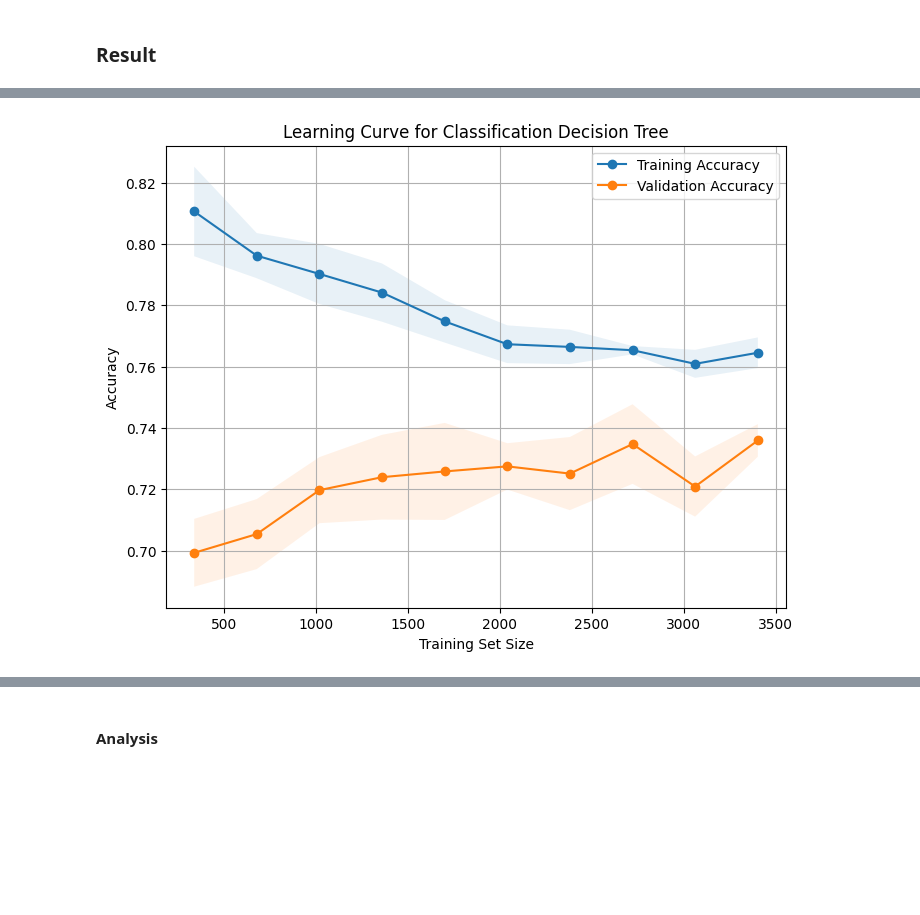
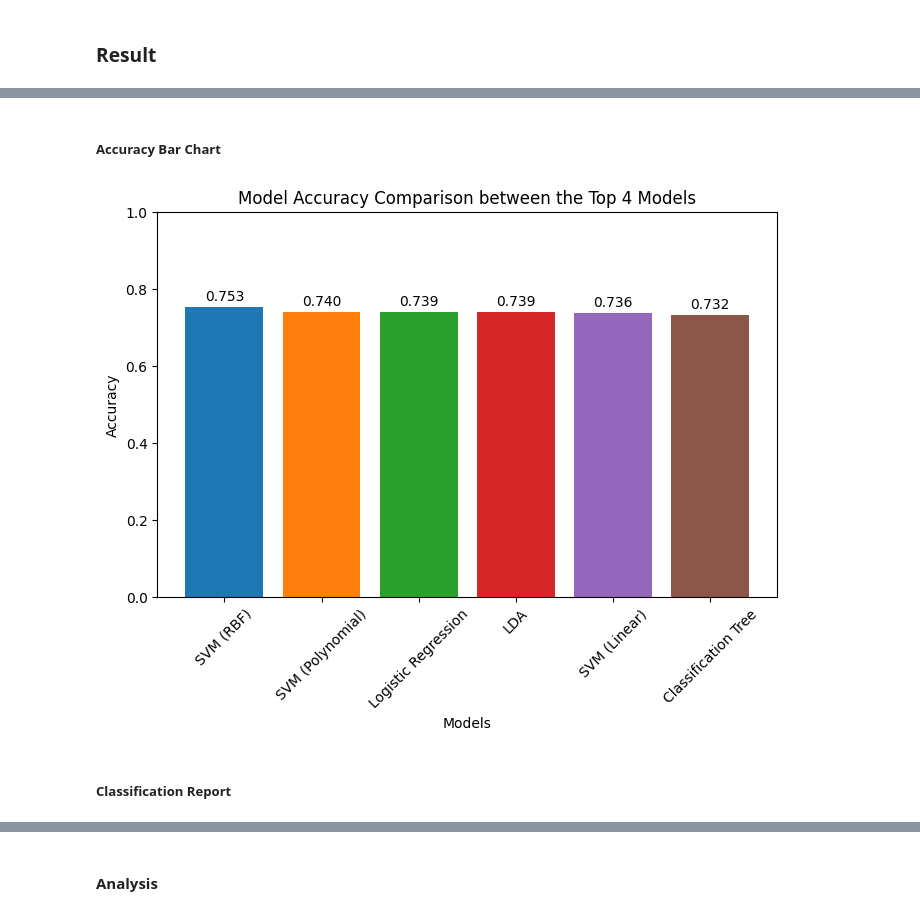
Before and after one commit to heibylau/wine-quality-classification, a Jupyter notebook: src/wine-quality-classification.ipynb, the cells around one changed output, grey strips where cells are left out. Cells and saved outputs as stored; diff of their text form; code cells hidden in the pictures; blank space fills up the shorter version.

```diff
--- a/src/wine-quality-classification.ipynb
+++ b/src/wine-quality-classification.ipynb
@@ -171,2 +254,0 @@ visualization.plot_learning_curve(search_rbf_2, X_train, y_train, title="Learnin
-# %%
-visualization.plot_learning_curve(search, X_train, y_train, title="Learning Curve for SVM with polynomial kernel")
@@ -175,2 +254,0 @@ visualization.plot_learning_curve(search, X_train, y_train, title="Learning Curv
-# %%
-visualization.plot_learning_curve(lda_tuned, X_train, y_train, title="Learning Curve for LDA")
@@ -179,4 +255,18 @@ visualization.plot_learning_curve(lda_tuned, X_train, y_train, title="Learning C
-# %%
-visualization.plot_learning_curve(tree, X_train, y_train, title="Learning Curve for Classification Decision Tree")
-# %% [output]
-[figure, removed]
+# %%
+svm_linear = tuned_linear
+svm_rbf = tuned_rbf_2
+svm_poly = model.run_svm(X_train, X_test, y_train, y_test, kernel='poly')
+logistic = tuned_logistic
+lda = tuned_lda
+classification_tree = tuned_tree
+# %% [markdown]
+##### Accuracy Bar Chart
+# %%
+models = [svm_rbf, svm_poly, logistic, lda, svm_linear, classification_tree]
+names = ["SVM (RBF)", "SVM (Polynomial)", "Logistic Regression", "LDA", "SVM (Linear)", "Classification Tree"]
+
+visualization.plot_accuracy_chart(models, names, X_test, y_test)
+# %% [output]
+[figure, added]
+# %% [markdown]
+##### Classification Report
```
Also changed, not shown: parts of 49 cells of this notebook, 2 other files.
